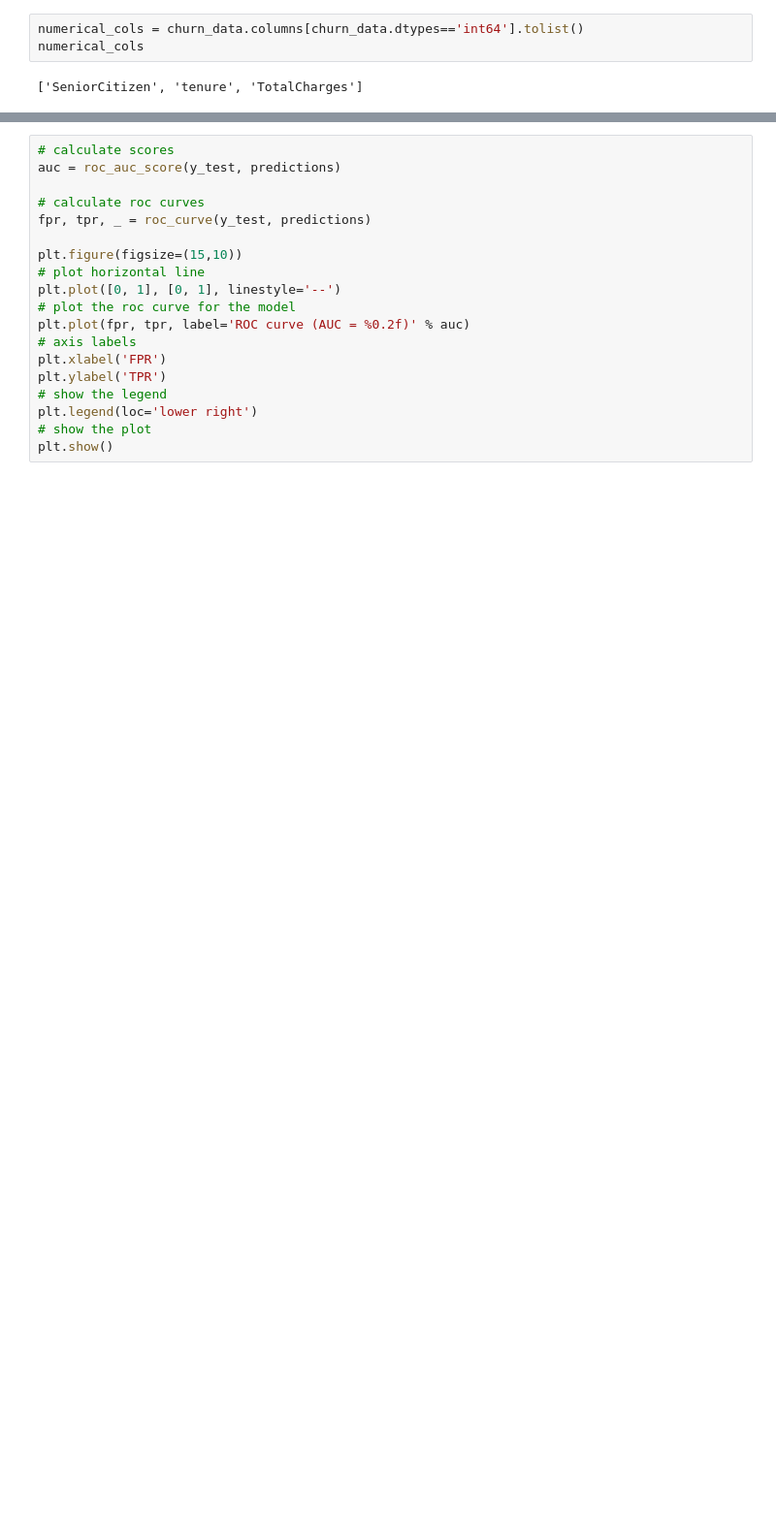
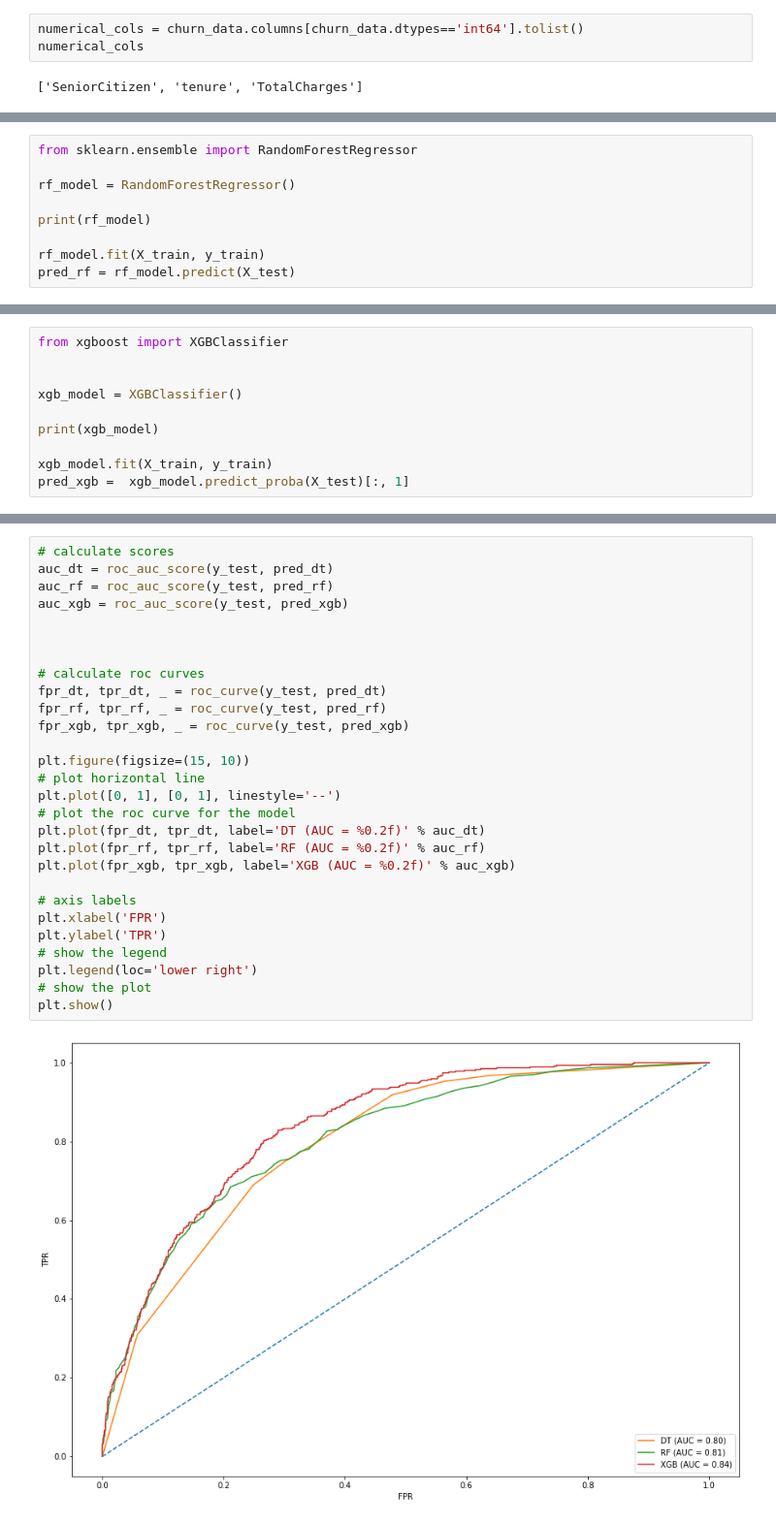
Before and after one commit to thunderdog101/Machine-Learning, a Jupyter notebook: TelecomChurn.ipynb, the cells around one changed output, grey strips where cells are left out. Shown: that part at 97% size. Drawn from its saved outputs; the diff is of its cells as text; blank space fills up the shorter version.

```diff
--- a/TelecomChurn.ipynb
+++ b/TelecomChurn.ipynb
@@ -261,0 +158,9 @@ df_confusion
+# %%
+from sklearn.ensemble import RandomForestRegressor
+
+rf_model = RandomForestRegressor()
+
+print(rf_model)
+
+rf_model.fit(X_train, y_train)
+pred_rf = rf_model.predict(X_test)
@@ -261,0 +179,10 @@ df_confusion
+# %%
+from xgboost import XGBClassifier
+
+
+xgb_model = XGBClassifier()
+
+print(xgb_model)
+
+xgb_model.fit(X_train, y_train)
+pred_xgb =  xgb_model.predict_proba(X_test)[:, 1]
@@ -262,19 +199,30 @@ df_confusion
 # %%
 # calculate scores
-auc = roc_auc_score(y_test, predictions)
+auc_dt = roc_auc_score(y_test, pred_dt)
+auc_rf = roc_auc_score(y_test, pred_rf)
+auc_xgb = roc_auc_score(y_test, pred_xgb)
+
+
 
 # calculate roc curves
-fpr, tpr, _ = roc_curve(y_test, predictions)
+fpr_dt, tpr_dt, _ = roc_curve(y_test, pred_dt)
+fpr_rf, tpr_rf, _ = roc_curve(y_test, pred_rf)
+fpr_xgb, tpr_xgb, _ = roc_curve(y_test, pred_xgb)
 
-plt.figure(figsize=(15,10))
+plt.figure(figsize=(15, 10))
 # plot horizontal line
 plt.plot([0, 1], [0, 1], linestyle='--')
 # plot the roc curve for the model
-plt.plot(fpr, tpr, label='ROC curve (AUC = %0.2f)' % auc)
+plt.plot(fpr_dt, tpr_dt, label='DT (AUC = %0.2f)' % auc_dt)
+plt.plot(fpr_rf, tpr_rf, label='RF (AUC = %0.2f)' % auc_rf)
+plt.plot(fpr_xgb, tpr_xgb, label='XGB (AUC = %0.2f)' % auc_xgb)
+
 # axis labels
 plt.xlabel('FPR')
 plt.ylabel('TPR')
 # show the legend
 plt.legend(loc='lower right')
 # show the plot
 plt.show()
+# %% [output]
+[figure, added]
```
Also changed, not shown: parts of 53 cells of this notebook.
